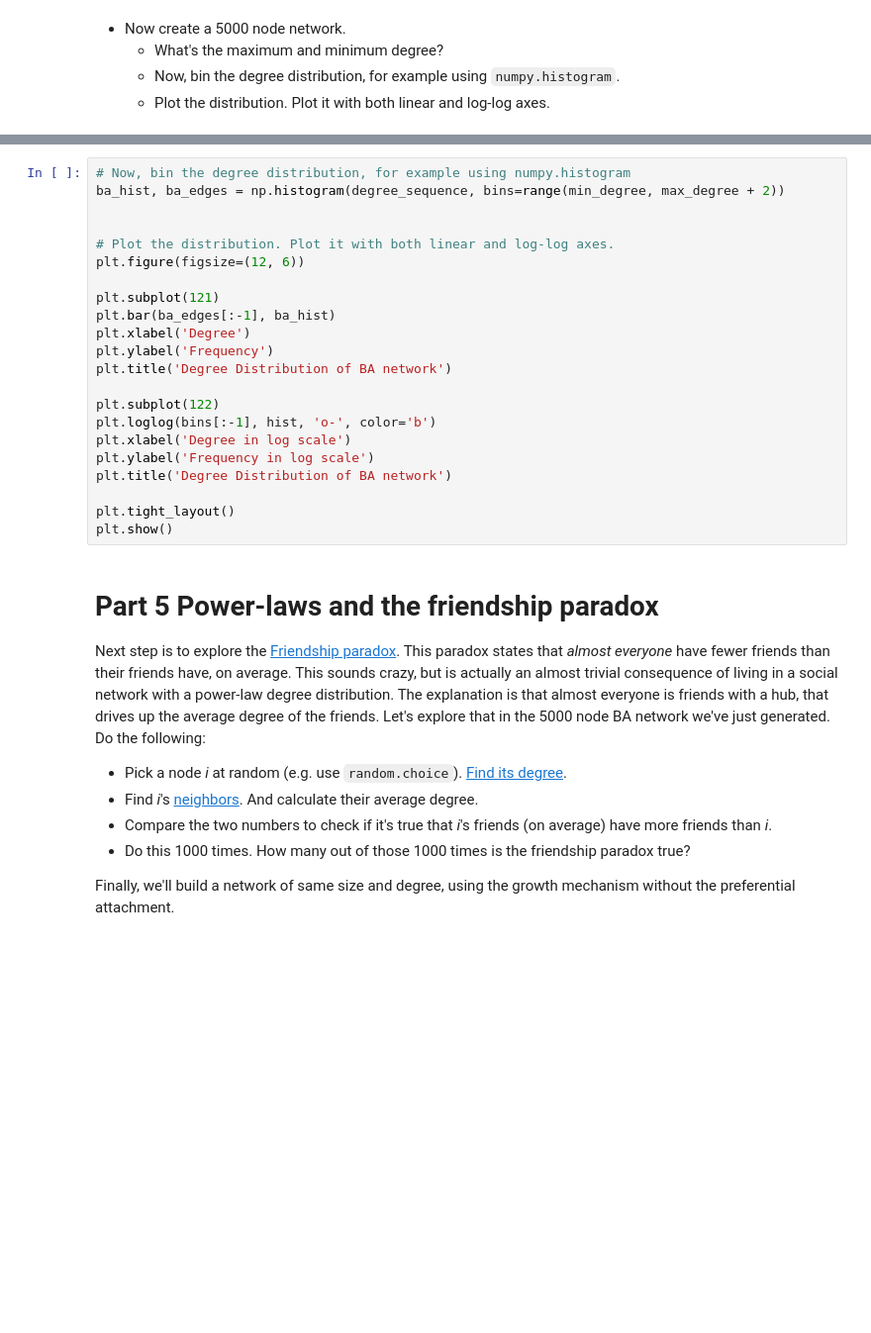
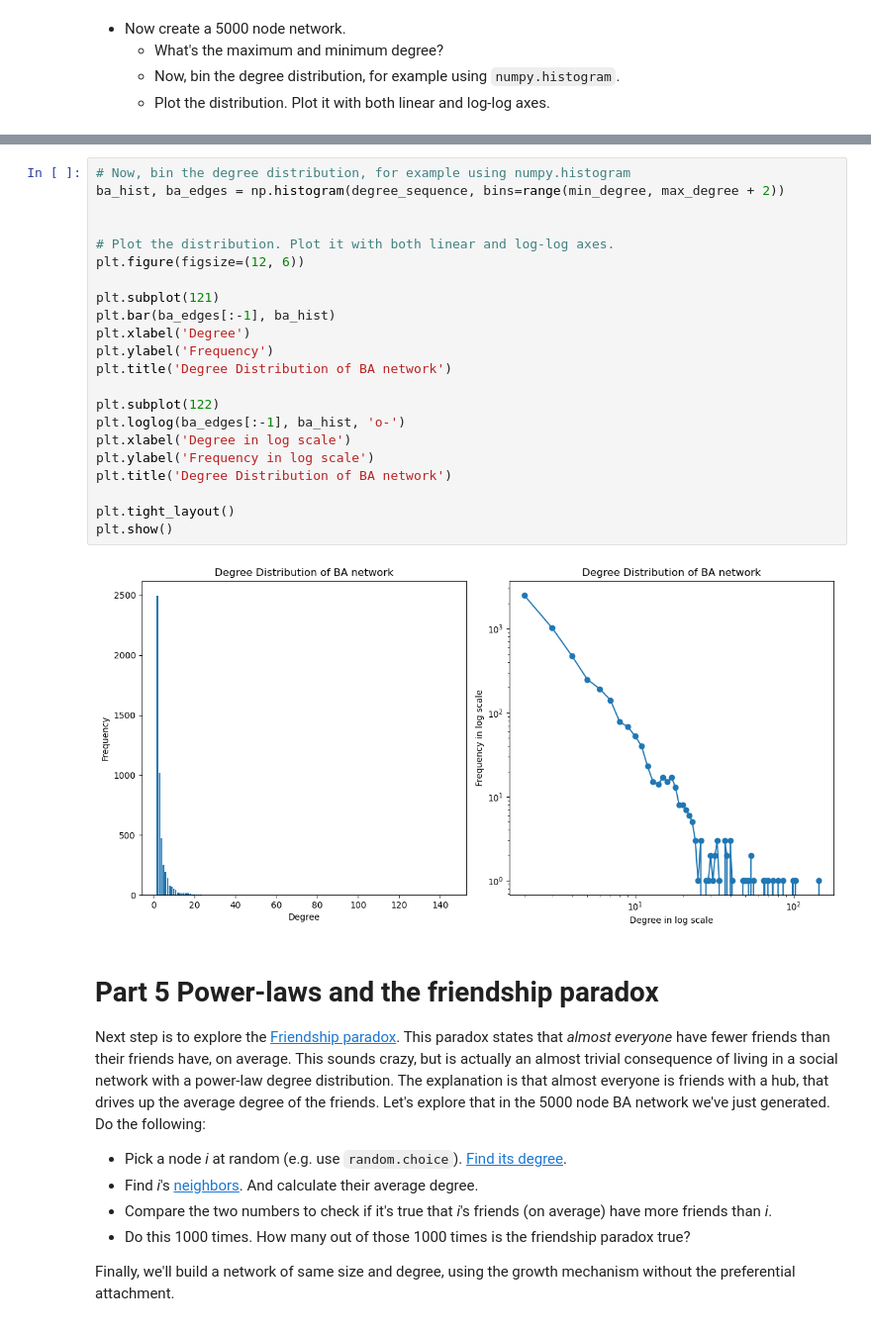
Before and after one commit to MrCogito/Social_Networks_2023, a Jupyter notebook: Assignment1.ipynb, the cells around one changed output, grey strips where cells are left out. Shown: that part at 99% size. Drawn from its saved outputs; the diff is of its cells as text; blank space fills up the shorter version.

```diff
--- a/Assignment1.ipynb
+++ b/Assignment1.ipynb
@@ -212,25 +225,27 @@ Maximum degree is 1 and maximum degree is 23.
 # %%
 # Now, bin the degree distribution, for example using numpy.histogram
 ba_hist, ba_edges = np.histogram(degree_sequence, bins=range(min_degree, max_degree + 2))
 
 
 # Plot the distribution. Plot it with both linear and log-log axes.
 plt.figure(figsize=(12, 6))
 
 plt.subplot(121)
 plt.bar(ba_edges[:-1], ba_hist)
 plt.xlabel('Degree')
 plt.ylabel('Frequency')
 plt.title('Degree Distribution of BA network')
 
 plt.subplot(122)
-plt.loglog(bins[:-1], hist, 'o-', color='b')
+plt.loglog(ba_edges[:-1], ba_hist, 'o-')
 plt.xlabel('Degree in log scale')
 plt.ylabel('Frequency in log scale')
 plt.title('Degree Distribution of BA network')
 
 plt.tight_layout()
 plt.show()
+# %% [output]
+[figure, added]
 # %% [markdown]
 # Part 5 Power-laws and the friendship paradox
 
```
Also changed, not shown: parts of 10 cells of this notebook.
